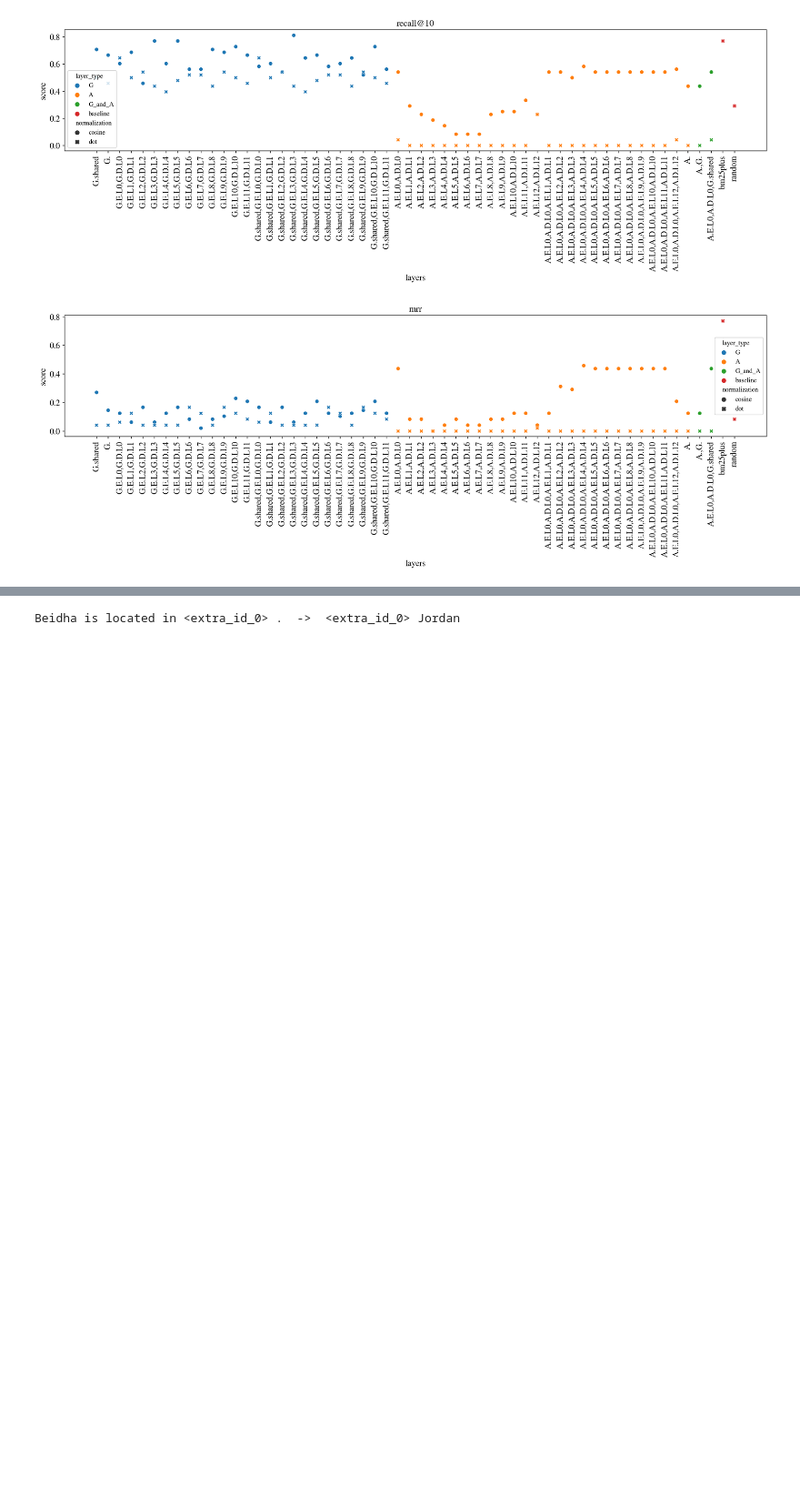
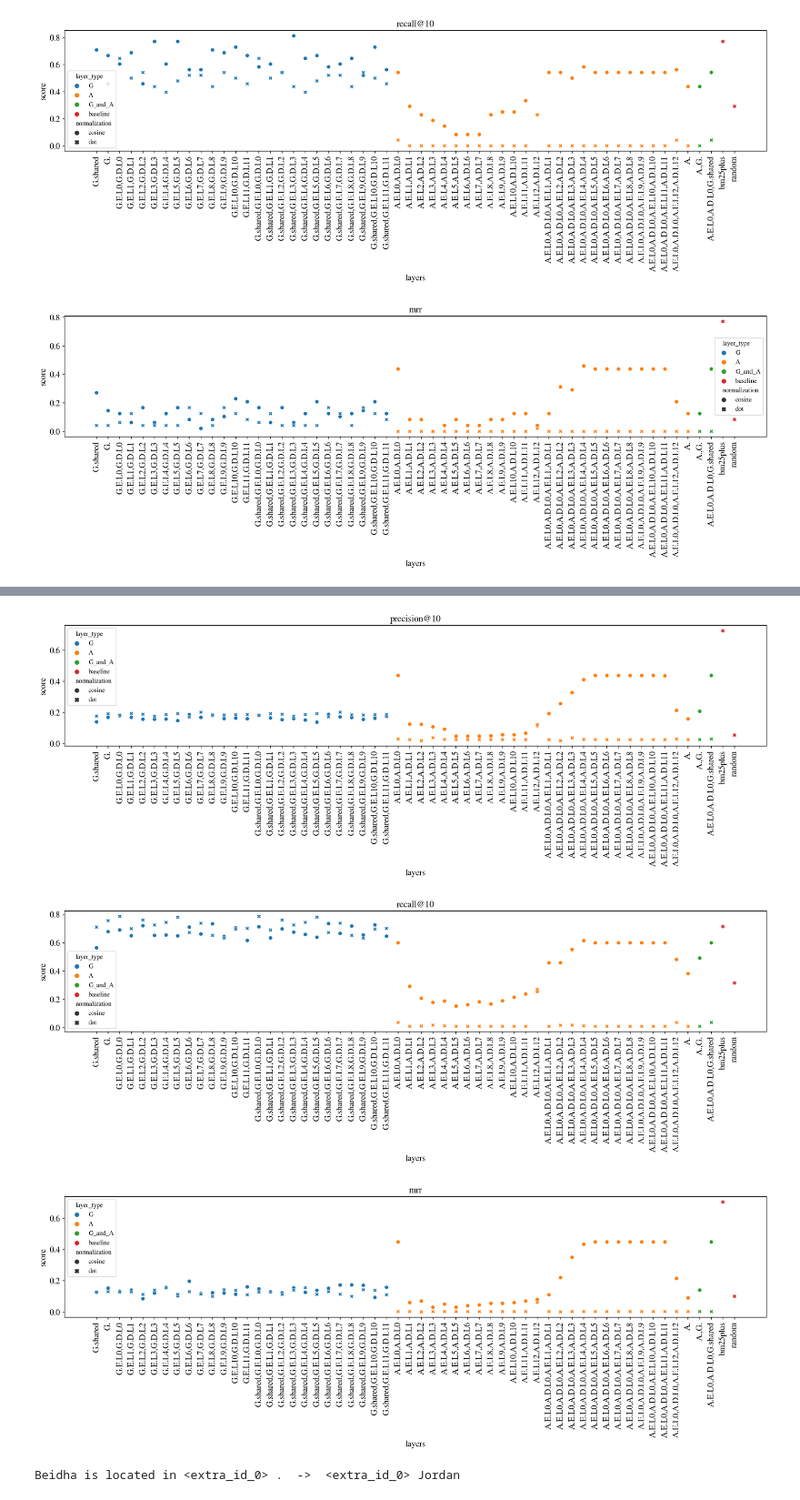
Before and after one commit to ekinakyurek/influence, a Jupyter notebook: LAMA/data/analysis.ipynb, the cells around one changed output, grey strips where cells are left out. Shown at 91% size. Cells and saved outputs as stored; diff of their text form; code cells hidden in the pictures; blank space fills up the shorter version.

```diff
--- a/LAMA/data/analysis.ipynb
+++ b/LAMA/data/analysis.ipynb
@@ -90,3 +92,9 @@ visualize_one_experiment(path='/reranker/bm2plus_wbaselines_no_eos_corrects_all.
+# %%
+visualize_one_experiment(path='/reranker/bm2plus_wbaselines_no_eos_all.json')
+# %% [output]
+[figure, added]
+[figure, added]
+[figure, added]
 # %%
 def get_nn_abstracts(res):
   """Get list of abstracts and their scores (dotproduct score)"""
```
Also changed, not shown: parts of 9 cells of this notebook.
